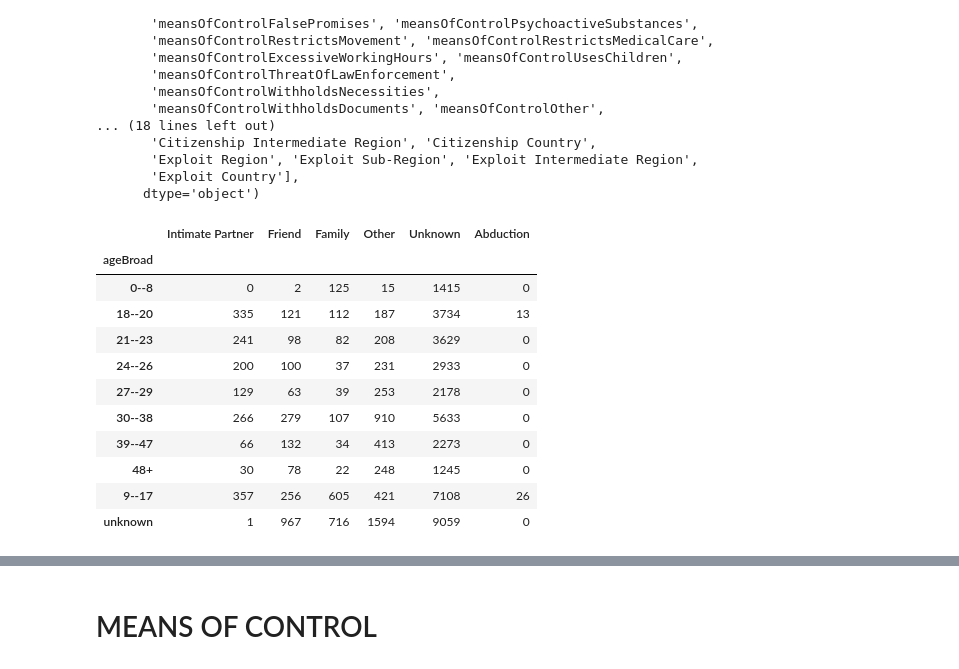
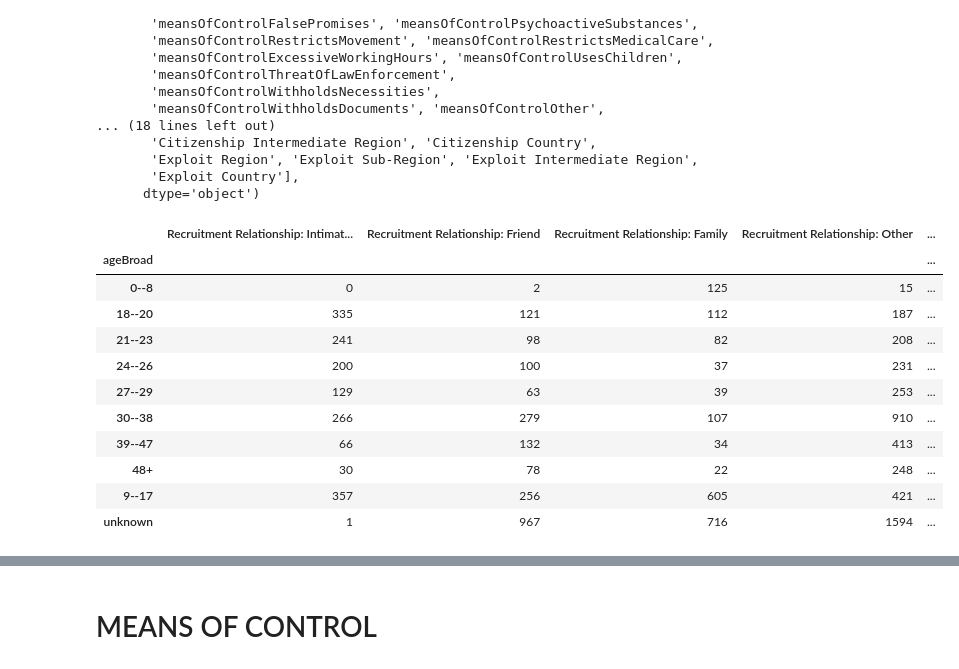
Before and after one commit to saronraut/Human-Trafficking-Awareness, a Jupyter notebook: saron_working_file/Saron-trafficking.ipynb, the cells around one changed output, grey strips where cells are left out. Saved outputs shown, nothing was run; the diff lists cells and outputs as text; code cells hidden in the pictures.

```diff
--- a/saron_working_file/Saron-trafficking.ipynb
+++ b/saron_working_file/Saron-trafficking.ipynb
@@ -158,20 +158,22 @@ rr_abdctn = recruit_mthod['isAbduction'].sum()
 # %%
 #creating data based on the sum of the recruitment value
 
-rr_df = pd.DataFrame({"Intimate Partner": rr_partner, "Friend": rr_friend, "Family" : rr_family,
-                      "Other": rr_other, "Unknown" : rr_unkown, "Abduction": rr_abdctn})
+rr_df = pd.DataFrame({"Recruitment Relationship: Intimate Partner": rr_partner, "Recruitment Relationship: Friend": rr_friend,
+                      "Recruitment Relationship: Family" : rr_family,
+                      "Recruitment Relationship: Other": rr_other, "Recruitment Relationship: Unknown" :rr_unkown,
+                      "Recruitment Relationship: Abduction": rr_abdctn})
 
 rr_df
 # %% [output]
-|  | Intimate Partner | Friend | Family | Other | Unknown | Abduction |
-| ageBroad |  |  |  |  |  |  |
-| 0--8 | 0 | 2 | 125 | 15 | 1415 | 0 |
-| 18--20 | 335 | 121 | 112 | 187 | 3734 | 13 |
-| 21--23 | 241 | 98 | 82 | 208 | 3629 | 0 |
-| 24--26 | 200 | 100 | 37 | 231 | 2933 | 0 |
-| 27--29 | 129 | 63 | 39 | 253 | 2178 | 0 |
-| 30--38 | 266 | 279 | 107 | 910 | 5633 | 0 |
-| 39--47 | 66 | 132 | 34 | 413 | 2273 | 0 |
-| 48+ | 30 | 78 | 22 | 248 | 1245 | 0 |
-| 9--17 | 357 | 256 | 605 | 421 | 7108 | 26 |
-| unknown | 1 | 967 | 716 | 1594 | 9059 | 0 |
+|  | Recruitment Relationship: Intimat... | Recruitment Relationship: Friend | Recruitment Relationship: Family | Recruitment Relationship: Other | ... |
+| ageBroad |  |  |  |  | ... |
+| 0--8 | 0 | 2 | 125 | 15 | ... |
+| 18--20 | 335 | 121 | 112 | 187 | ... |
+| 21--23 | 241 | 98 | 82 | 208 | ... |
+| 24--26 | 200 | 100 | 37 | 231 | ... |
+| 27--29 | 129 | 63 | 39 | 253 | ... |
+| 30--38 | 266 | 279 | 107 | 910 | ... |
+| 39--47 | 66 | 132 | 34 | 413 | ... |
+| 48+ | 30 | 78 | 22 | 248 | ... |
+| 9--17 | 357 | 256 | 605 | 421 | ... |
+| unknown | 1 | 967 | 716 | 1594 | ... |
```
Also changed, not shown: parts of 15 cells of this notebook, 1 other file.
